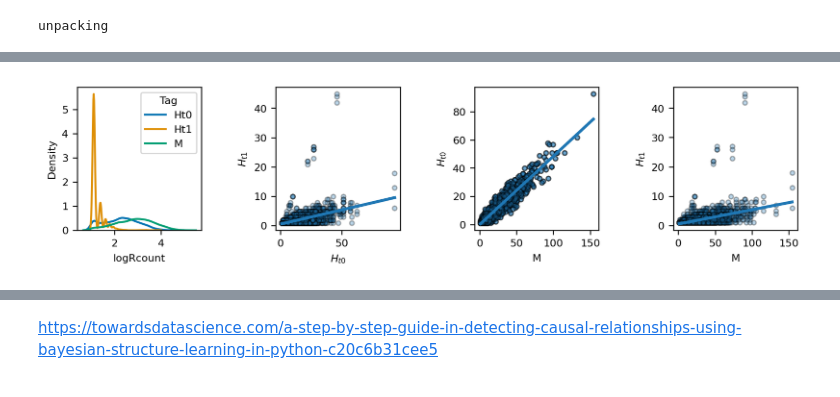
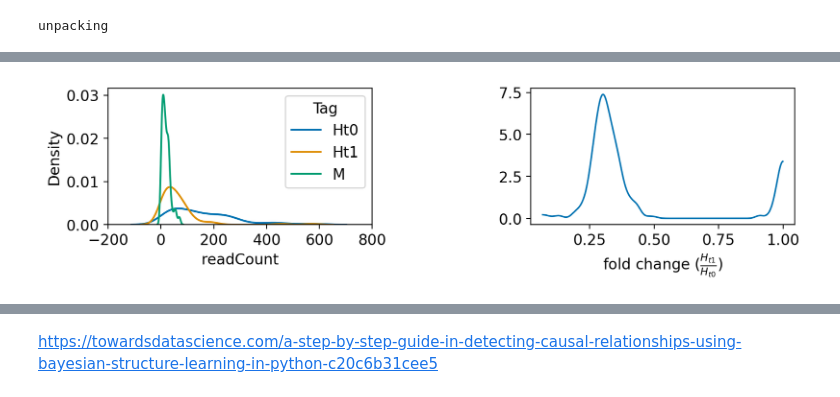
Before and after one commit to gkanfer/AIPySdeAnalyzer, a Jupyter notebook: bayesCell_analysis.ipynb, the cells around one changed output, grey strips where cells are left out. Drawn from its saved outputs; the diff is of its cells as text; code cells hidden in the pictures.

```diff
--- a/bayesCell_analysis.ipynb
+++ b/bayesCell_analysis.ipynb
@@ -47,5 +100,9 @@ Start with simulate data:
 # %%
-# General libraries:
+{
+    "tags": [
+        "hide-cell"
+    ]
+}
 import os
 import glob
 import numpy as np
@@ -56,6 +113,7 @@ import arviz as az
 import pymc as pm
 import pytensor.tensor as pt
 import xarray as xr
+import jax
 import warnings
 %config InlineBackend.figure_format = 'retina'
 warnings.simplefilter(action="ignore", category=(FutureWarning, UserWarning))
@@ -65,9 +123,12 @@ plt.style.use('default')
 #plt.rcParams['text.usetex'] = True
 plt.rcParams['font.size'] = 12
 # plt.style.use('fivethirtyeight')
+from aipys_analyse.simulation.runSimulation import runSimulation
+df = runSimulation(targetNum = 3, geneNum = 20, effectSgRNA = 4,getData = True, mu = 20, a = 1.2,low = 1, high = 3,size = 10_000,FalseLimits = (0.05,0.5),ObservationNum = (70,3))
 
-from aipys_analyse.simulation.runSimulation import runSimulation
-df = runSimulation(targetNum = 5, geneNum = 300, effectSgRNA = 2,getData = True, mu = 20, a = 1.2,low = 1, high = 3,size = 10_000,FalseLimits = (0.05,0.25),ObservationNum = (20,3))
+dftall = df.dfTall
+dftall.loc[dftall['readCount'] <= 0, 'readCount'] = 1
+dftall.loc[dftall['readCount'] % 1 != 0, 'readCount'] = 1
 # %% [output]
 Downloading data file from https://raw.githubusercontent.com/gkanfer/AIPySdeAnalyzer/main/datasgRNA.h5
 generates ht0 sample
@@ -106,25 +148,28 @@ dftall.to_csv("dftall.csv")
 # %%
-plt.rcParams['font.size'] = 8
+{
+    "tags": [
+        "hide-input",
+    ]
+}
+plt.rcParams['font.size'] = 12
 palette1 = sns.color_palette("colorblind",9)
 selcolor = [palette1[i] for i in [0, 1, 2]]
 tags = dftall['class'].unique()
 color_dict = dict(zip(tags, selcolor))
 
-fig, axes = plt.subplots(1, 4,figsize=(10, 2))
+fig, axes = plt.subplots(1, 2,figsize=(10, 2))
+
 axes = axes.ravel()
 for tag in tags:
-    sns.kdeplot(dftall[dftall['class'] == tag]['logRcount'], ax=axes[0], color=color_dict[tag], label=tag)
+    sns.kdeplot(dftall[dftall['class'] == tag]['readCount'], ax=axes[0], color=color_dict[tag], label=tag)
 axes[0].legend(title='Tag')
+x_ticks = axes[0].get_xticks()
+new_x_ticks = np.linspace(start=min(x_ticks), stop=max(x_ticks), num=6)
+axes[0].set_xticks(new_x_ticks)
 
-sns.regplot(x=dftall.loc[dftall["tag"]==0,"readCount"].values, y=dftall.loc[dftall["tag"]==1,"readCount"].values, scatter_kws={'s': 12,'edgecolors': 'black','alpha':0.3}, ci = None, ax= axes[1])
-axes[1].set_xlabel(r"$H_{t0}$")
-axes[1].set_ylabel(r"$H_{t1}$")
-sns.regplot(x=dftall.loc[dftall["tag"]==2,"readCount"].values, y=dftall.loc[dftall["tag"]==0,"readCount"].values, scatter_kws={'s': 12,'edgecolors': 'black','alpha':0.3}, ci = None, ax= axes[2])
-axes[2].set_xlabel(r"M")
-axes[2].set_ylabel(r"$H_{t0}$")
-sns.regplot(x=dftall.loc[dftall["tag"]==2,"readCount"].values, y=dftall.loc[dftall["tag"]==1,"readCount"].values, scatter_kws={'s': 12,'edgecolors': 'black','alpha':0.3}, ci = None, ax= axes[3])
-axes[3].set_xlabel(r"M")
-axes[3].set_ylabel(r"$H_{t1}$")
+_ = az.plot_kde(dftall.loc[dftall["tag"]==1,"readCount"].values / dftall.loc[dftall["tag"]==0,"readCount"].values, plot_kwargs={"color":selcolor[0]},textsize = 12,ax = axes[1])
+axes[1].set_xlabel(r"fold change ($\frac{H_{t1}}{H_{t0}}$)")
+# axes[3].set_ylabel(r"$H_{t1}$")
 plt.subplots_adjust(wspace = 0.6)
 # %% [output]
-[figure, old version]
+[figure, new version]
```
Also changed, not shown: parts of 46 cells of this notebook.
